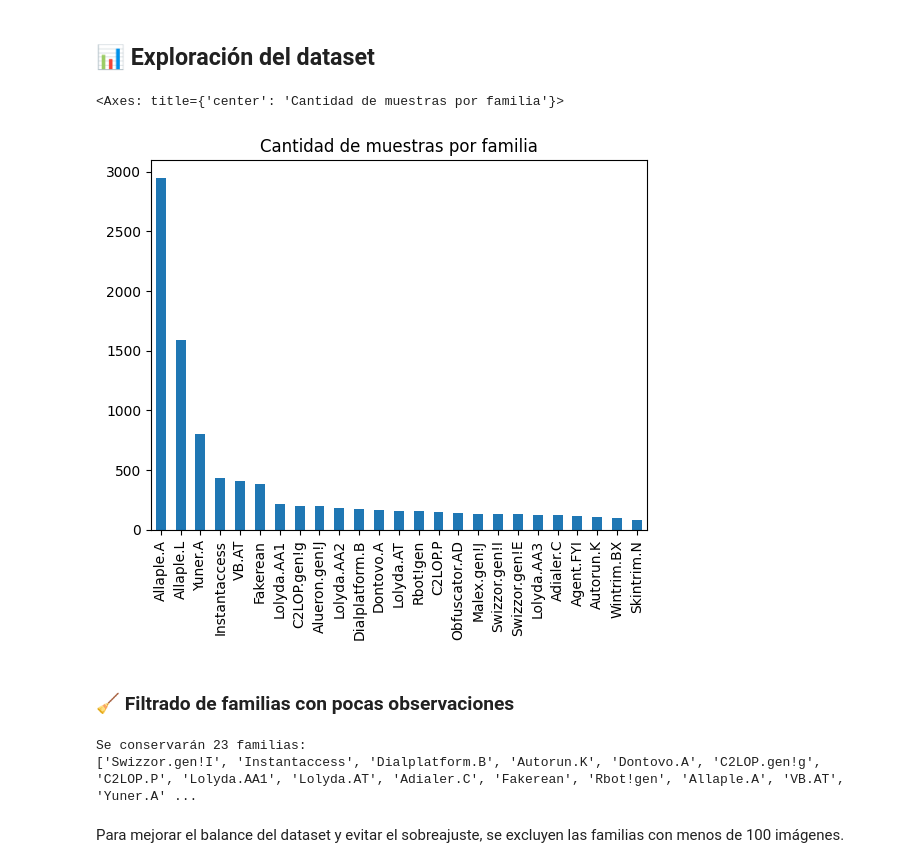
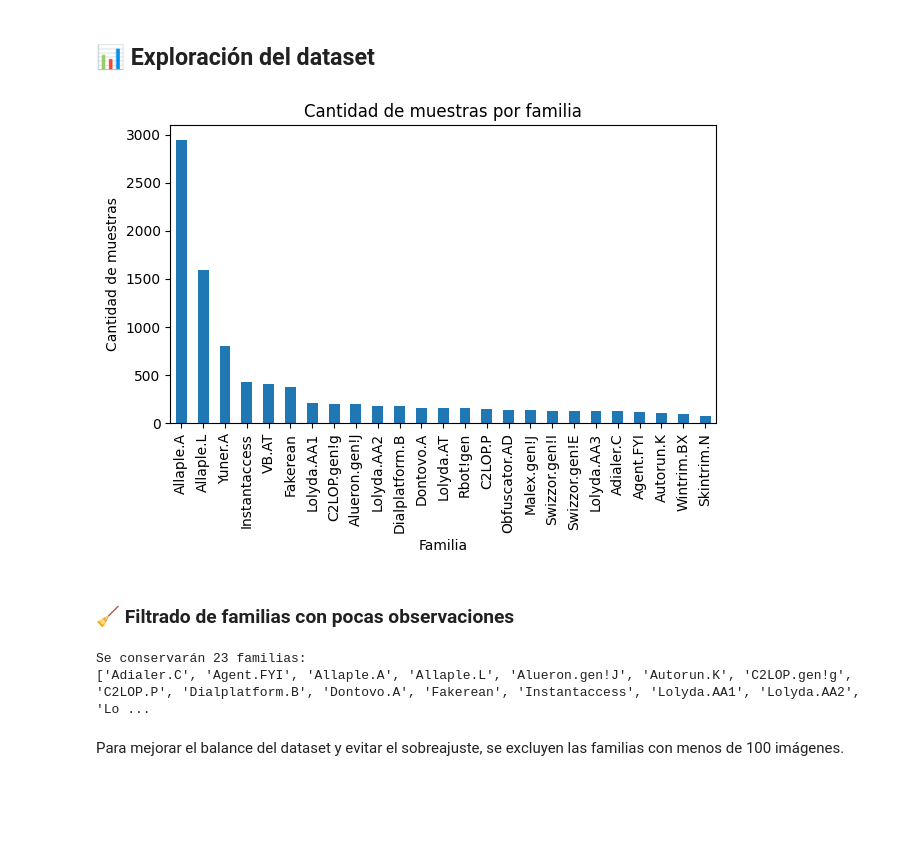
Before and after one commit to mvrcentes/Security_Data_Science, a Jupyter notebook: La8.ipynb, the cells around one changed output. Drawn from its saved outputs; the diff is of its cells as text; code cells hidden in the pictures; blank space fills up the shorter version.

```diff
--- a/La8.ipynb
+++ b/La8.ipynb
@@ -8,27 +8,29 @@
 # %% [markdown]
 ## 📊 Exploración del dataset
 # %%
-import os
+import pandas as pd
+from pathlib import Path
+import matplotlib.pyplot as plt
 
-import pandas as pd
+base_path = Path("malimg_paper_dataset_imgs")
 
-base_path = "malimg_paper_dataset_imgs"
-familias = [
-    folder
-    for folder in os.listdir(base_path)
-    if os.path.isdir(os.path.join(base_path, folder))
-]
-conteo = {
-    familia: len(os.listdir(os.path.join(base_path, familia))) for familia in familias
-}
+# Listar subdirectorios dentro del folder
+familias = [p for p in base_path.iterdir() if p.is_dir()]
 
+# Contar archivos por familia
+conteo = {familia.name: len(list(familia.iterdir())) for familia in familias}
 
+# Graficar
 pd.Series(conteo).sort_values(ascending=False).plot(
     kind="bar", title="Cantidad de muestras por familia"
 )
+
+plt.xlabel("Familia")
+plt.ylabel("Cantidad de muestras")
+plt.tight_layout()
+plt.show()
 # %% [output]
-<Axes: title={'center': 'Cantidad de muestras por familia'}>
-[figure, old version]
+[figure, new version]
 # %% [markdown]
 ### 🧹 Filtrado de familias con pocas observaciones
 # %%
@@ -42,7 +44,7 @@ print(f"Se conservarán {len(familias_filtradas)} familias:")
 print(familias_filtradas)
 # %% [output]
 Se conservarán 23 familias:
-['Swizzor.gen!I', 'Instantaccess', 'Dialplatform.B', 'Autorun.K', 'Dontovo.A', 'C2LOP.gen!g', 'C2LOP.P', 'Lolyda.AA1', 'Lolyda.AT', 'Adialer.C', 'Fakerean', 'Rbot!gen', 'Allaple.A', 'VB.AT', 'Yuner.A' ...
+['Adialer.C', 'Agent.FYI', 'Allaple.A', 'Allaple.L', 'Alueron.gen!J', 'Autorun.K', 'C2LOP.gen!g', 'C2LOP.P', 'Dialplatform.B', 'Dontovo.A', 'Fakerean', 'Instantaccess', 'Lolyda.AA1', 'Lolyda.AA2', 'Lo ...
 # %% [markdown]
 Para mejorar el balance del dataset y evitar el sobreajuste, se excluyen las familias con menos de 100 imágenes.
 # %% [markdown]
```
Also changed, not shown: parts of 15 cells of this notebook, 1 other file.
